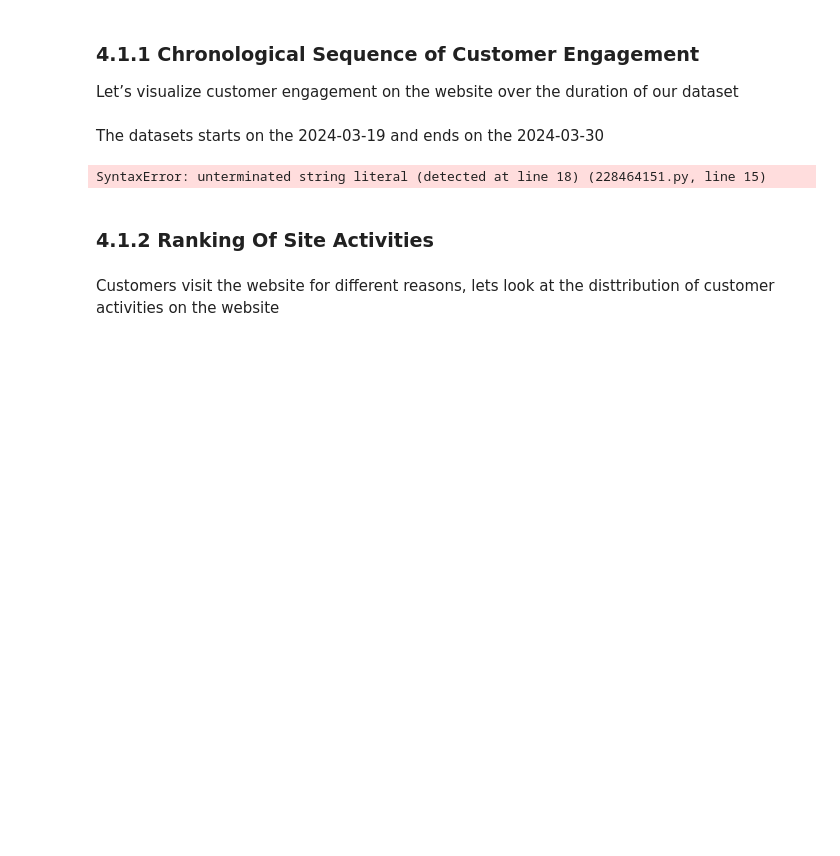
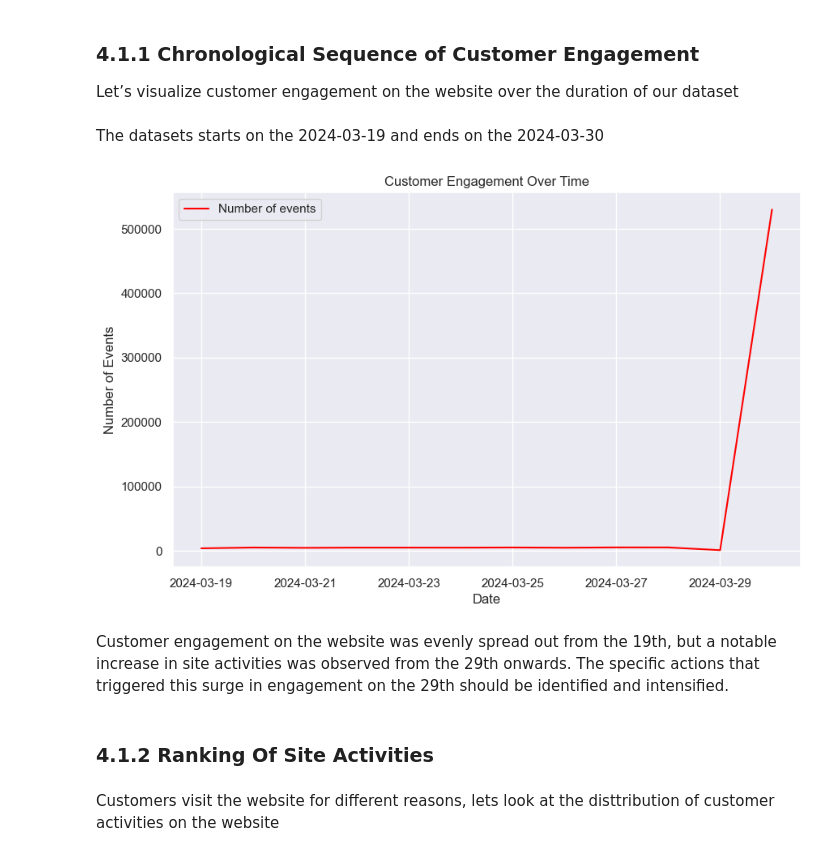
Before and after one commit to SaliuA/ShopSmart_Customer_analysis, a Jupyter notebook: Notebook.ipynb, the cells around one changed output. Cells and saved outputs as stored; diff of their text form; code cells hidden in the pictures; blank space fills up the shorter version.

```diff
--- a/Notebook.ipynb
+++ b/Notebook.ipynb
@@ -383,24 +383,25 @@ The datasets starts on the 2024-03-19 and ends on the 2024-03-30
 # %%
 #creating a copy
 df_time=df.copy()
 df_time.set_index('event_timestamp', inplace=True) # Set timestamp as index
 
 # Resample data to daily frequency, counting the number of events each day
 daily_counts = df_time.resample('D').count()
 
 plt.figure(figsize=(10,6))
 plt.plot(daily_counts['event_id'], label='Number of events',color="red")
 plt.title('Customer Engagement Over Time')
 plt.xlabel('Date')
 plt.ylabel('Number of Events')
 plt.legend()
 plt.show()
 printmd("Customer engagement on the website was evenly spread out from\
  the 19th, but a notable increase in site activities was observed from\
      the 29th onwards. The specific actions that triggered this surge\
-         in engagement on the 29th should be identified and intensified.
+         in engagement on the 29th should be identified and intensified.")
 # %% [output]
-SyntaxError: unterminated string literal (detected at line 18) (228464151.py, line 15)
+[figure, added]
+Customer engagement on the website was evenly spread out from the 19th, but a notable increase in site activities was observed from     the 29th onwards. The specific actions that triggered this surge         in engagement on the 29th should be identified and intensified.
 # %% [markdown]
 ### 4.1.2 Ranking Of Site Activities
 # %% [markdown]
```
